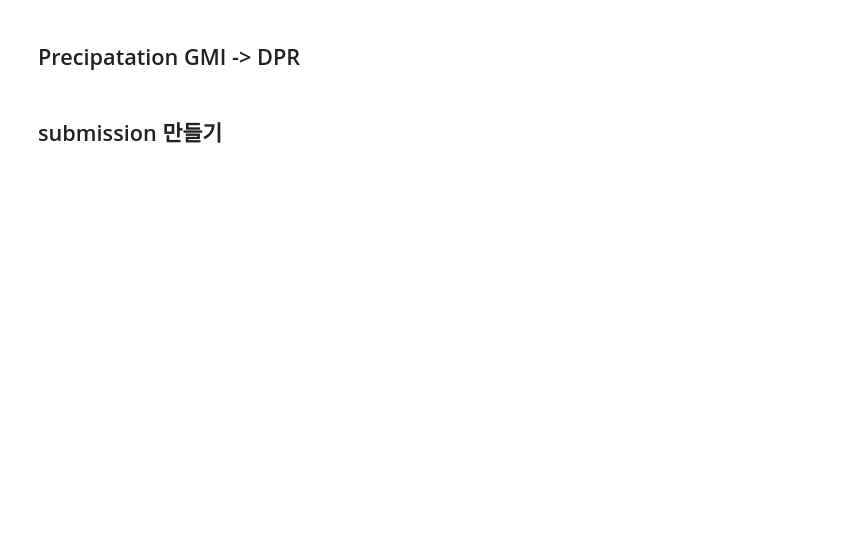
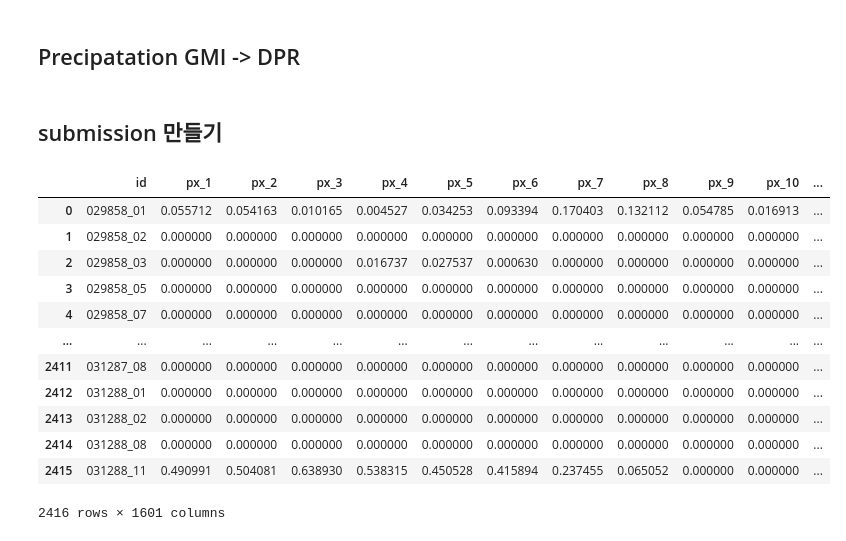
Before and after one commit to deagwon97/dacon-satellite-precipitation, a Jupyter notebook: Dacon_satellite_baseline.ipynb, the cells around one changed output. Drawn from its saved outputs; the diff is of its cells as text; code cells hidden in the pictures; blank space fills up the shorter version.

```diff
--- a/Dacon_satellite_baseline.ipynb
+++ b/Dacon_satellite_baseline.ipynb
@@ -173,4 +203,8 @@ Epoch 50/50
 # %%
 ## 모델 저장하기
-model.save('model1903.h5')
-!cp model1903.h5 '/content/drive/My Drive/2020 Kaggle Study/model'
+cnt = 0
+for model in models:
+    cnt += 1
+    model_name = f'model{cnt}.h5'
+    model.save(model_name)
+    !cp model_name '/content/drive/My Drive/2020 Kaggle Study/model'
@@ -226,10 +263,6 @@ def compen_ll(value, ori_ll, tgt_ll):
             weighted_sum = (weights * nears[:, 1]).sum()
             ret[i, j] = weighted_sum / weights.sum()
     return ret
-# %%
-x_test = preprocess(test)
-pred = model.predict(x_test[:,:,:,:10]).reshape(-1, 40, 40, 1)
-test = np.concatenate((x_test, pred), axis=3)
 # %%
 from multiprocessing import Process, Manager
 
@@ -265,7 +301,18 @@ dpr_preci = np.concatenate(dpr_preci)
+# %%
+test = preprocess(test)
+x_test = test[:, :, :, :10]
+
+preds = []
+for model in models:
+    pred = model.predict(x_test)
+    pred = gmi2dpr(test, pred)
+    preds.append(pred)
+
+final_pred = sum(preds) / len(preds)
 # %% [markdown]
 ## submission 만들기
 # %%
 submission = pd.read_csv('/content/drive/My Drive/2020 Kaggle Study/data/sample_submission.csv')
-submission.iloc[:,1:] = dpr_preci.reshape(-1, 1600)
+submission.iloc[:,1:] = final_pred.reshape(-1, 1600)
 # %%
 # 제출 파일 저장하기
@@ -273,0 +321,16 @@ submission.to_csv('submission1903.csv', index=False)
+# %%
+submission
+# %% [output]
+|  | id | px_1 | px_2 | px_3 | px_4 | px_5 | px_6 | px_7 | px_8 | px_9 | px_10 | ... |
+| 0 | 029858_01 | 0.055712 | 0.054163 | 0.010165 | 0.004527 | 0.034253 | 0.093394 | 0.170403 | 0.132112 | 0.054785 | 0.016913 | ... |
+| 1 | 029858_02 | 0.000000 | 0.000000 | 0.000000 | 0.000000 | 0.000000 | 0.000000 | 0.000000 | 0.000000 | 0.000000 | 0.000000 | ... |
+| 2 | 029858_03 | 0.000000 | 0.000000 | 0.000000 | 0.016737 | 0.027537 | 0.000630 | 0.000000 | 0.000000 | 0.000000 | 0.000000 | ... |
+| 3 | 029858_05 | 0.000000 | 0.000000 | 0.000000 | 0.000000 | 0.000000 | 0.000000 | 0.000000 | 0.000000 | 0.000000 | 0.000000 | ... |
+| 4 | 029858_07 | 0.000000 | 0.000000 | 0.000000 | 0.000000 | 0.000000 | 0.000000 | 0.000000 | 0.000000 | 0.000000 | 0.000000 | ... |
+| ... | ... | ... | ... | ... | ... | ... | ... | ... | ... | ... | ... | ... |
+| 2411 | 031287_08 | 0.000000 | 0.000000 | 0.000000 | 0.000000 | 0.000000 | 0.000000 | 0.000000 | 0.000000 | 0.000000 | 0.000000 | ... |
+| 2412 | 031288_01 | 0.000000 | 0.000000 | 0.000000 | 0.000000 | 0.000000 | 0.000000 | 0.000000 | 0.000000 | 0.000000 | 0.000000 | ... |
+| 2413 | 031288_02 | 0.000000 | 0.000000 | 0.000000 | 0.000000 | 0.000000 | 0.000000 | 0.000000 | 0.000000 | 0.000000 | 0.000000 | ... |
+| 2414 | 031288_08 | 0.000000 | 0.000000 | 0.000000 | 0.000000 | 0.000000 | 0.000000 | 0.000000 | 0.000000 | 0.000000 | 0.000000 | ... |
+| 2415 | 031288_11 | 0.490991 | 0.504081 | 0.638930 | 0.538315 | 0.450528 | 0.415894 | 0.237455 | 0.065052 | 0.000000 | 0.000000 | ... |
+2416 rows × 1601 columns
```
Also changed, not shown: parts of 17 cells of this notebook.
